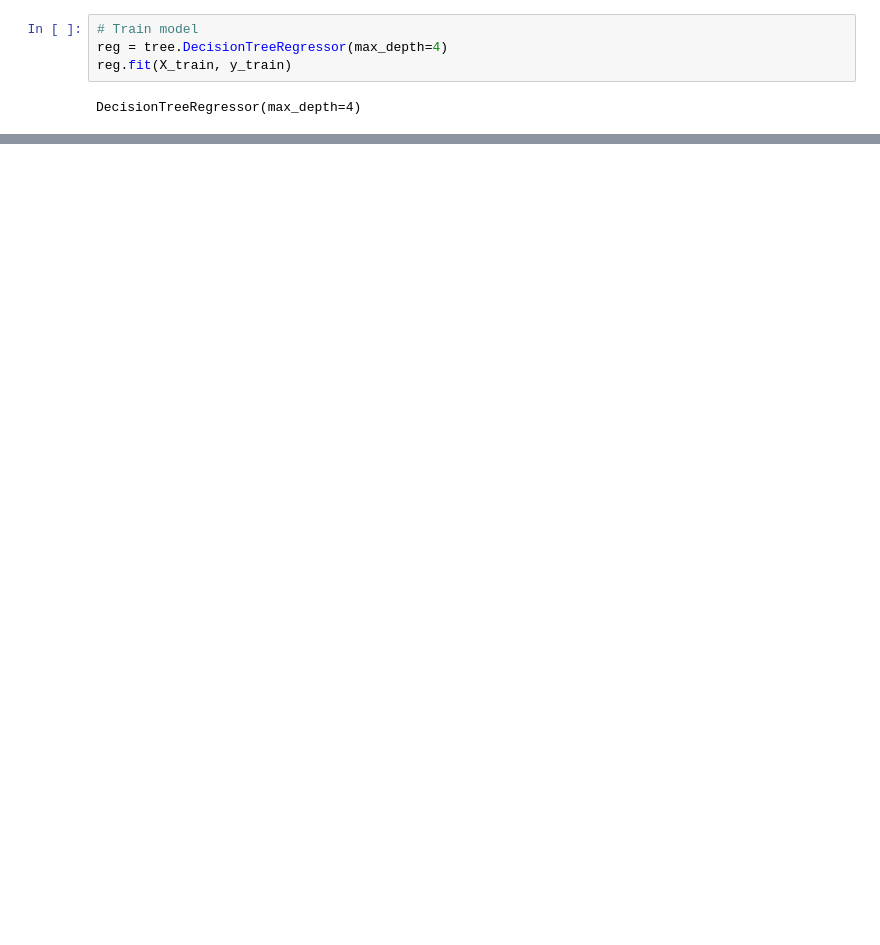
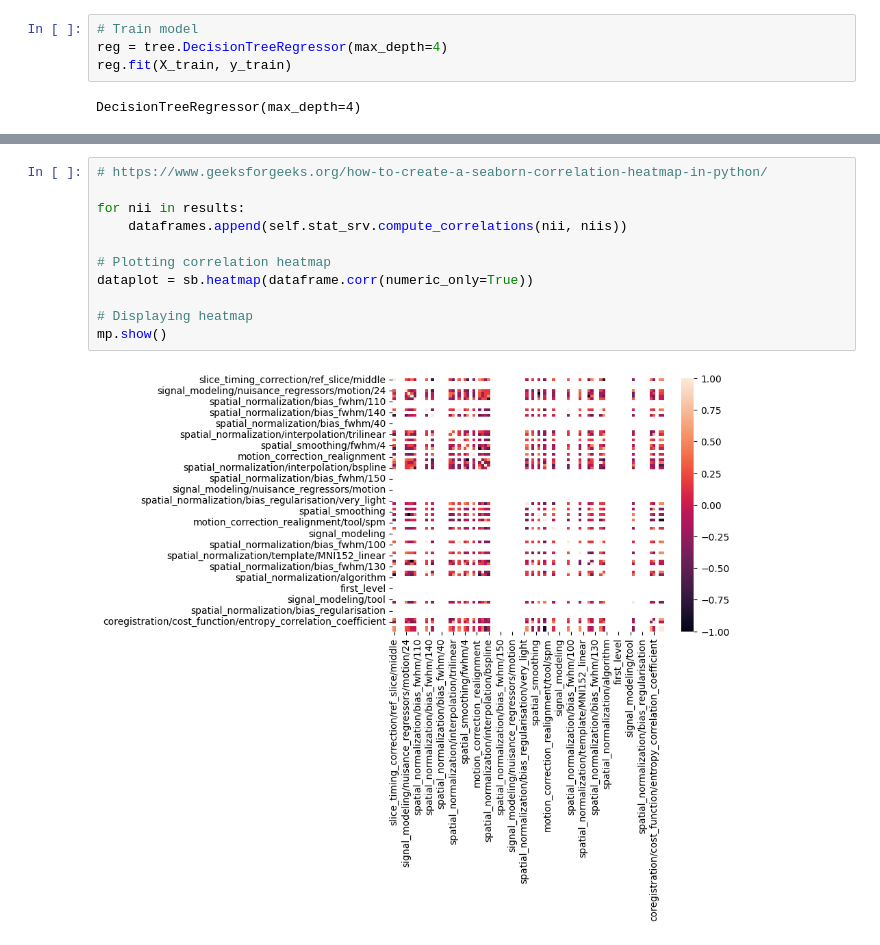
Before and after one commit to Inria-Empenn/fmri_feature_model, a Jupyter notebook: auditory_analysis.ipynb, the cells around one changed output, grey strips where cells are left out. Cells and saved outputs as stored; diff of their text form; blank space fills up the shorter version.

```diff
--- a/auditory_analysis.ipynb
+++ b/auditory_analysis.ipynb
@@ -76,3 +129,16 @@ filepath = "tree.pdf"
 IFrame(filepath, width=700, height=500)
 # %% [output]
 [interactive output not drawn]
+# %%
+# https://www.geeksforgeeks.org/how-to-create-a-seaborn-correlation-heatmap-in-python/
+
+for nii in results:
+    dataframes.append(self.stat_srv.compute_correlations(nii, niis))
+
+# Plotting correlation heatmap
+dataplot = sb.heatmap(dataframe.corr(numeric_only=True))
+
+# Displaying heatmap
+mp.show()
+# %% [output]
+[figure, added]
```
Also changed, not shown: parts of 8 cells of this notebook, 11 other files.
